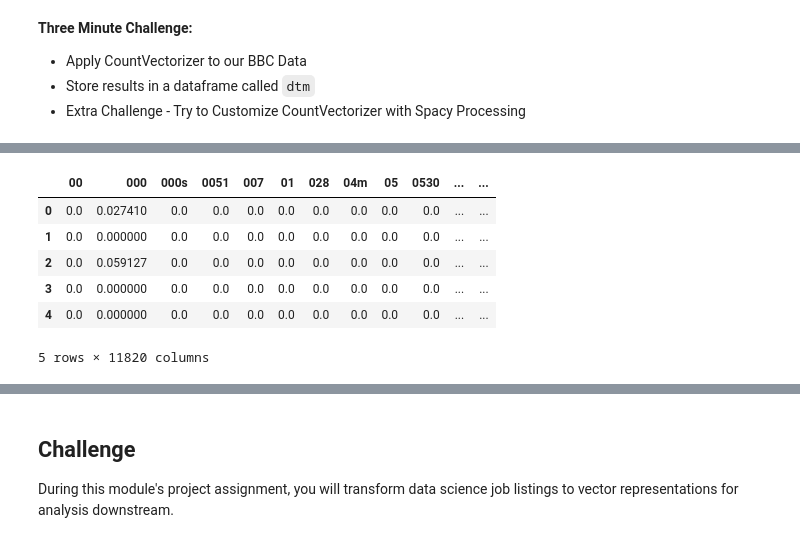
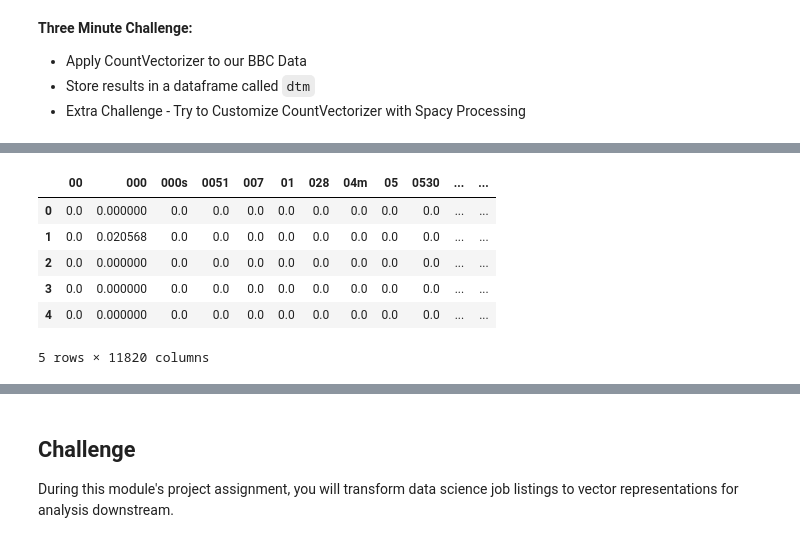
Before and after one commit to JoshuaPMallory/DS-Unit-4-Sprint-1-NLP, a Jupyter notebook: module2-vector-representations/D2_Vector_Representations_Lecture.ipynb, the cells around one changed output, grey strips where cells are left out. Saved outputs shown, nothing was run; the diff lists cells and outputs as text; code cells hidden in the pictures.

```diff
--- a/module2-vector-representations/D2_Vector_Representations_Lecture.ipynb
+++ b/module2-vector-representations/D2_Vector_Representations_Lecture.ipynb
@@ -176,8 +186,19 @@ b'Mobiles rack up 20 years of use\n\nMobile phones in the UK are celebrating the
 # %%
 # Apply CountVectorizer to our Data
 # Use custom Spacy Vectorizer
+# BBC articles in `data` variable
 
-# BBC articles in `data` variable
+from sklearn.feature_extraction.text import CountVectorizer
+
+vect = CountVectorizer(stop_words='english')
+
+#Learn our Vocab
+vect.fit(data)
+
+# Get sparse dtm
+dtm = vect.transform(data)
+
+dtm = pd.DataFrame(dtm.todense(), columns = vect.get_feature_names())
 # %%
 dtm.head()
 # %% [output]
@@ -203,23 +232,25 @@ The purpose of TF-IDF is to find what is **unique** to each document. Because of
 # %%
 from sklearn.feature_extraction.text import TfidfVectorizer
 
 # Instantiate vectorizer object
-tfidf = ...
+tfidf = TfidfVectorizer(stop_words='english')
 
 # Create a vocabulary and get word counts per document
-
+# Similiar to fit_predict
+dtm = tfidf.fit_transform(data)
 
 # Print word counts
 
 # Get feature names to use as dataframe column headers
+dtm = pd.DataFrame(dtm.todense(), columns=tfidf.get_feature_names())
 
 # View Feature Matrix as DataFrame
 dtm.head()
 # %% [output]
 |  | 00 | 000 | 000s | 0051 | 007 | 01 | 028 | 04m | 05 | 0530 | ... | ... |
-| 0 | 0.0 | 0.027410 | 0.0 | 0.0 | 0.0 | 0.0 | 0.0 | 0.0 | 0.0 | 0.0 | ... | ... |
-| 1 | 0.0 | 0.000000 | 0.0 | 0.0 | 0.0 | 0.0 | 0.0 | 0.0 | 0.0 | 0.0 | ... | ... |
-| 2 | 0.0 | 0.059127 | 0.0 | 0.0 | 0.0 | 0.0 | 0.0 | 0.0 | 0.0 | 0.0 | ... | ... |
+| 0 | 0.0 | 0.000000 | 0.0 | 0.0 | 0.0 | 0.0 | 0.0 | 0.0 | 0.0 | 0.0 | ... | ... |
+| 1 | 0.0 | 0.020568 | 0.0 | 0.0 | 0.0 | 0.0 | 0.0 | 0.0 | 0.0 | 0.0 | ... | ... |
+| 2 | 0.0 | 0.000000 | 0.0 | 0.0 | 0.0 | 0.0 | 0.0 | 0.0 | 0.0 | 0.0 | ... | ... |
 | 3 | 0.0 | 0.000000 | 0.0 | 0.0 | 0.0 | 0.0 | 0.0 | 0.0 | 0.0 | 0.0 | ... | ... |
 | 4 | 0.0 | 0.000000 | 0.0 | 0.0 | 0.0 | 0.0 | 0.0 | 0.0 | 0.0 | 0.0 | ... | ... |
 5 rows × 11820 columns
```
Also changed, not shown: parts of 45 cells of this notebook, 1 other file.
